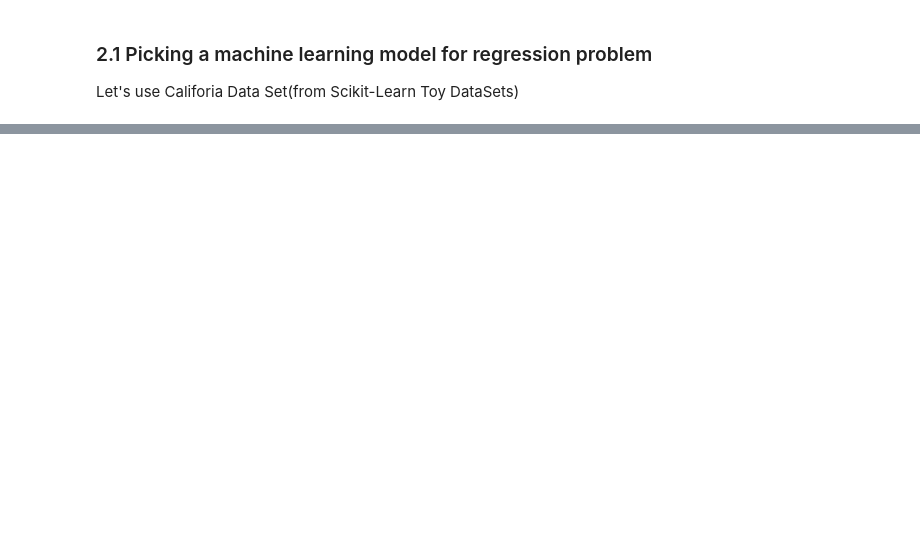
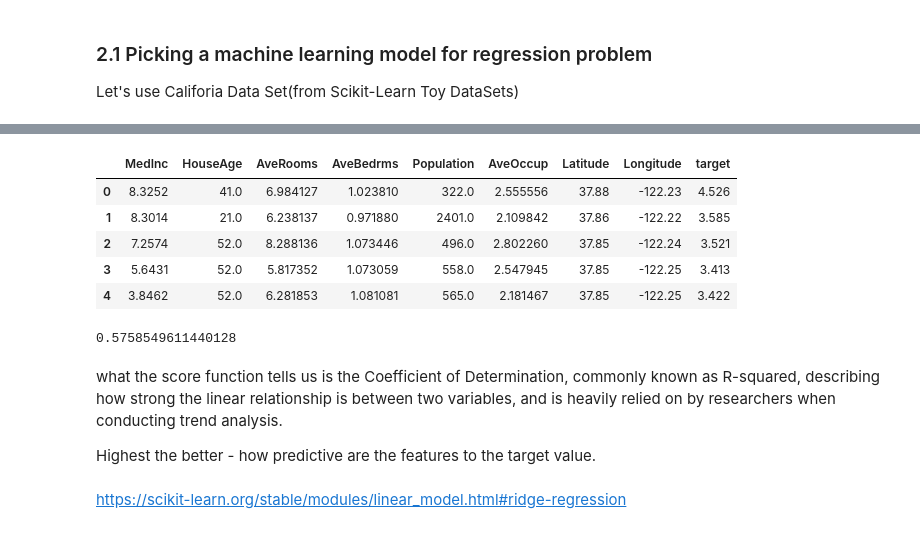
Before and after one commit to lirichardil/DataScienceProject, a Jupyter notebook: ScikitLearn/9-ScikitLearn Creating MachineLearning.ipynb, the cells around one changed output, grey strips where cells are left out. Cells and saved outputs as stored; diff of their text form; code cells hidden in the pictures; blank space fills up the shorter version.

```diff
--- a/ScikitLearn/9-ScikitLearn Creating MachineLearning.ipynb
+++ b/ScikitLearn/9-ScikitLearn Creating MachineLearning.ipynb
@@ -770,0 +806,42 @@ ValueError: Per-column arrays must each be 1-dimensional
+# %%
+housing_df.head()
+# %% [output]
+|  | MedInc | HouseAge | AveRooms | AveBedrms | Population | AveOccup | Latitude | Longitude | target |
+| 0 | 8.3252 | 41.0 | 6.984127 | 1.023810 | 322.0 | 2.555556 | 37.88 | -122.23 | 4.526 |
+| 1 | 8.3014 | 21.0 | 6.238137 | 0.971880 | 2401.0 | 2.109842 | 37.86 | -122.22 | 3.585 |
+| 2 | 7.2574 | 52.0 | 8.288136 | 1.073446 | 496.0 | 2.802260 | 37.85 | -122.24 | 3.521 |
+| 3 | 5.6431 | 52.0 | 5.817352 | 1.073059 | 558.0 | 2.547945 | 37.85 | -122.25 | 3.413 |
+| 4 | 3.8462 | 52.0 | 6.281853 | 1.081081 | 565.0 | 2.181467 | 37.85 | -122.25 | 3.422 |
+# %%
+#Import Algorithm
+#Set up random seed
+
+from sklearn.linear_model import Ridge
+
+np.random.seed(42)
+
+#Create the data
+
+X = housing_df.drop("target",axis=1)
+y = housing_df["target"] # median house prince in $100,000
+
+#Split into train the test sets
+X_train,X_test,y_train,y_test= train_test_split(X,y,test_size=0.2)
+
+# Instantiate and fit the model(on the training set )
+#Going through the road map, we decided to experiece with the RidgeRegression model
+
+model = Ridge()
+model.fit(X_train,y_train)
+
+#Check the socre of the model(on the test set)
+
+model.score(X_test,y_test) #R-squared
+# %% [output]
+0.5758549611440128
+# %% [markdown]
+what the score function tells us is the Coefficient of Determination, commonly known as R-squared, describing how strong the linear relationship is between two variables, and is heavily relied on by researchers when conducting trend analysis.
+
+Highest the better - how predictive are the features to the target value.
+# %% [markdown]
+https://scikit-learn.org/stable/modules/linear_model.html#ridge-regression
```
Also changed, not shown: parts of 96 cells of this notebook.
